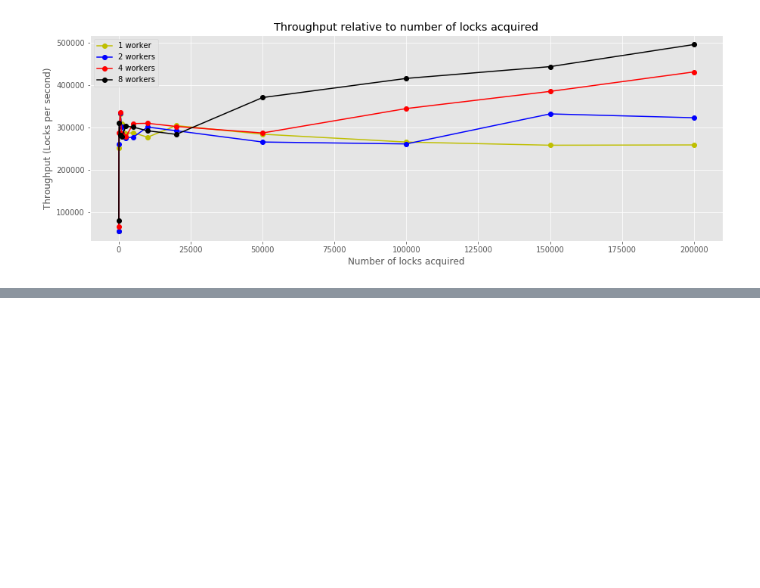
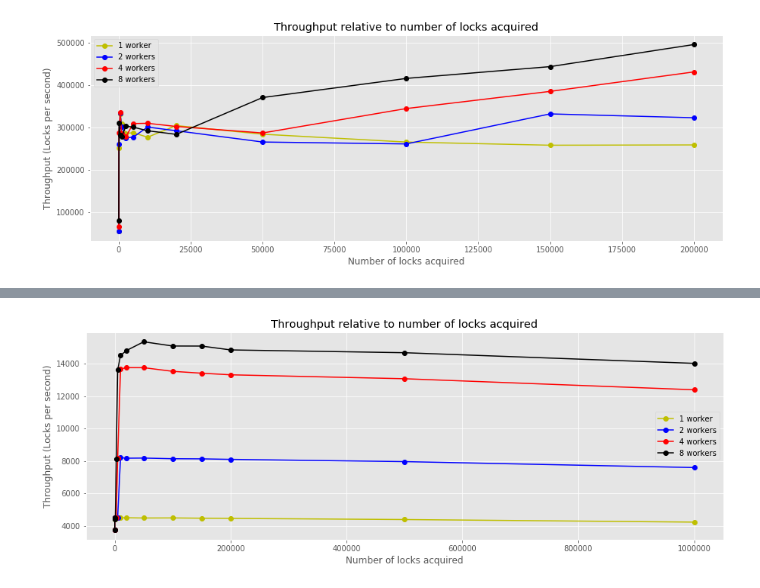
Before and after one commit to shangsuru/verifiable-lockmanager, a Jupyter notebook: benchmark/evaluation/evaluation.ipynb, the cells around one changed output, grey strips where cells are left out. Saved outputs shown, nothing was run; the diff lists cells and outputs as text; code cells hidden in the pictures; blank space fills up the shorter version.

```diff
--- a/benchmark/evaluation/evaluation.ipynb
+++ b/benchmark/evaluation/evaluation.ipynb
@@ -106,0 +120,4 @@ plot_memory_consumption(demandPagingMemoryConsumption)
+# %%
+plot_throughput(demand_paging)
+# %% [output]
+[figure, added]
```
Also changed, not shown: parts of 4 cells of this notebook, 3 other files.
